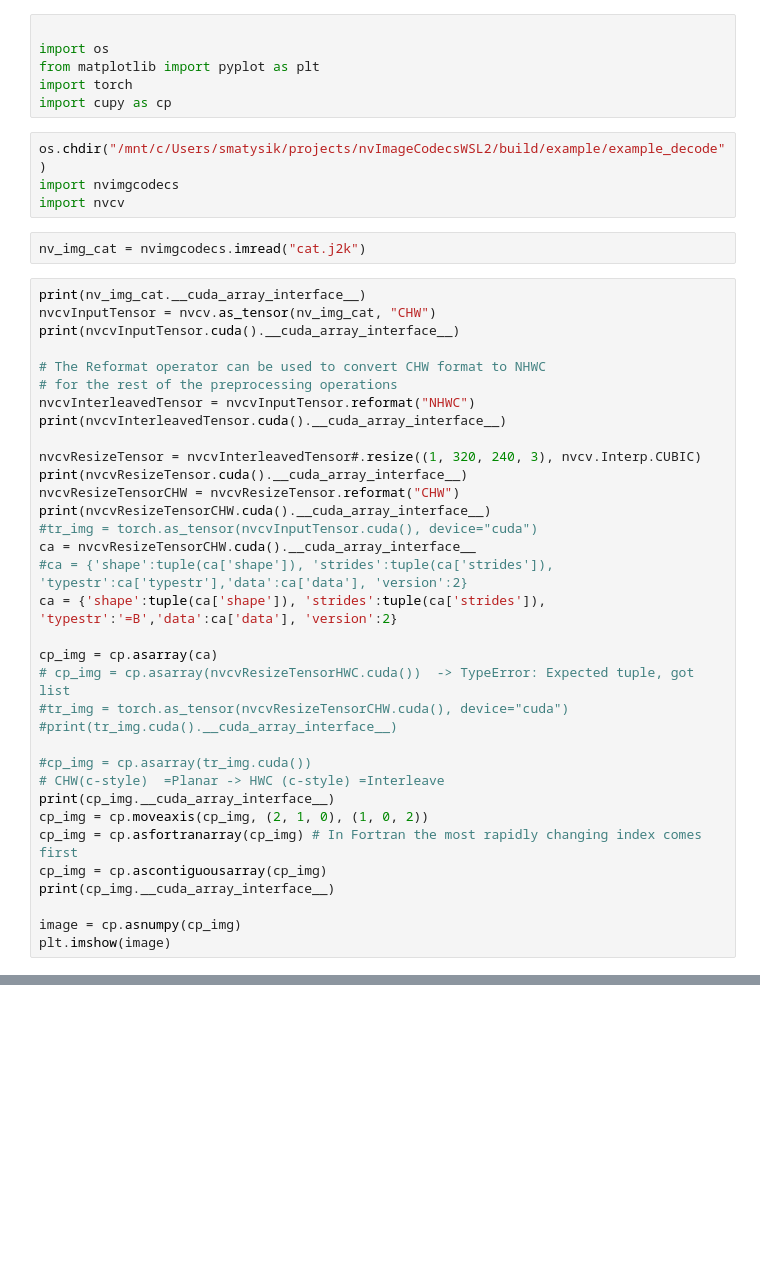
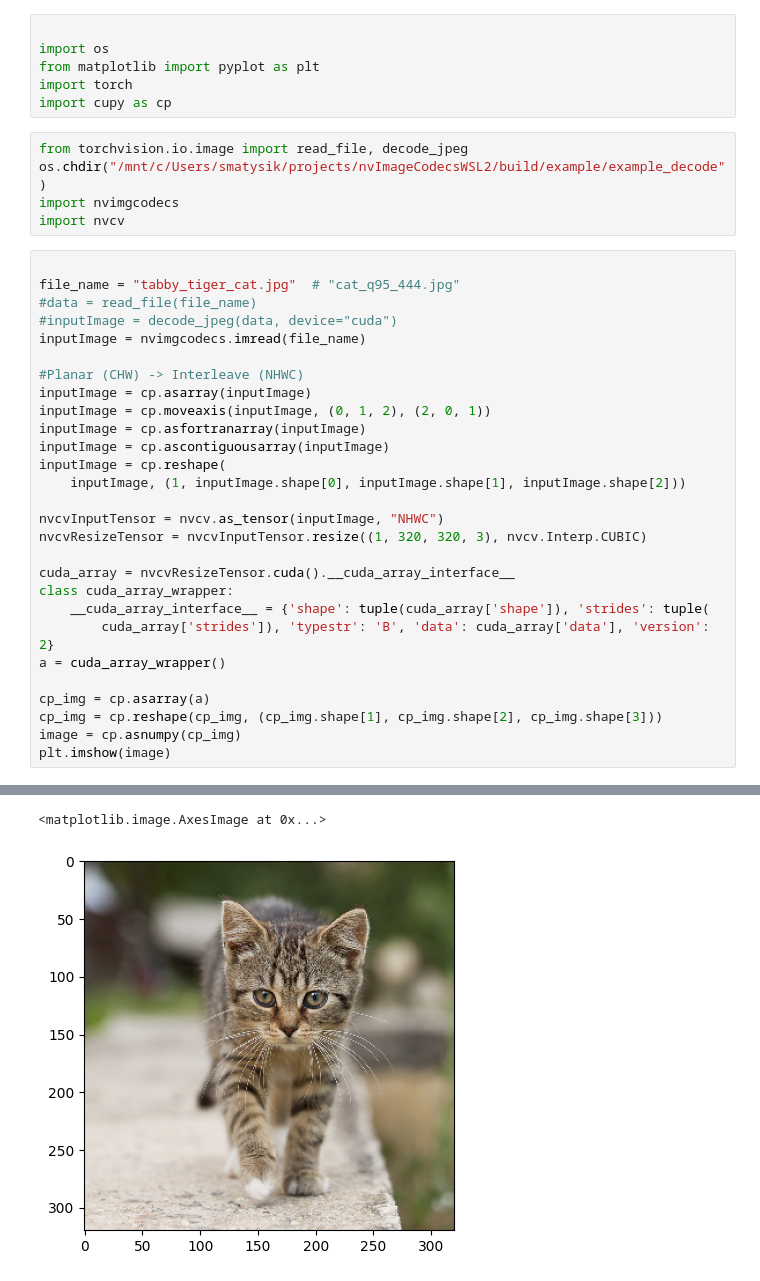
Before and after one commit to jantonguirao/nvImageCodec, a Jupyter notebook: example/python/nvcv_sample.ipynb, the cells around one changed output, grey strips where cells are left out. Drawn from its saved outputs; the diff is of its cells as text; blank space fills up the shorter version.

Commit message:
Made working example of usage cvcuda but with conversion via cuPy since reformat function looks does not work yet as expected

```diff
--- a/example/python/nvcv_sample.ipynb
+++ b/example/python/nvcv_sample.ipynb
@@ -5,42 +5,36 @@ from matplotlib import pyplot as plt
 import torch
 import cupy as cp
 # %%
+from torchvision.io.image import read_file, decode_jpeg
 os.chdir("/mnt/c/Users/smatysik/projects/nvImageCodecsWSL2/build/example/example_decode")
 import nvimgcodecs
 import nvcv
-# %%
-nv_img_cat = nvimgcodecs.imread("cat.j2k")
-# %%
-print(nv_img_cat.__cuda_array_interface__)
-nvcvInputTensor = nvcv.as_tensor(nv_img_cat, "CHW")
-print(nvcvInputTensor.cuda().__cuda_array_interface__)
-
-# The Reformat operator can be used to convert CHW format to NHWC
-# for the rest of the preprocessing operations
-nvcvInterleavedTensor = nvcvInputTensor.reformat("NHWC")
-print(nvcvInterleavedTensor.cuda().__cuda_array_interface__)
-
-nvcvResizeTensor = nvcvInterleavedTensor#.resize((1, 320, 240, 3), nvcv.Interp.CUBIC)
-print(nvcvResizeTensor.cuda().__cuda_array_interface__)
-nvcvResizeTensorCHW = nvcvResizeTensor.reformat("CHW")
-print(nvcvResizeTensorCHW.cuda().__cuda_array_interface__)
-#tr_img = torch.as_tensor(nvcvInputTensor.cuda(), device="cuda")
-ca = nvcvResizeTensorCHW.cuda().__cuda_array_interface__
-#ca = {'shape':tuple(ca['shape']), 'strides':tuple(ca['strides']), 'typestr':ca['typestr'],'data':ca['data'], 'version':2}
-ca = {'shape':tuple(ca['shape']), 'strides':tuple(ca['strides']), 'typestr':'=B','data':ca['data'], 'version':2}
-
-cp_img = cp.asarray(ca)
-# cp_img = cp.asarray(nvcvResizeTensorHWC.cuda())  -> TypeError: Expected tuple, got list
-#tr_img = torch.as_tensor(nvcvResizeTensorCHW.cuda(), device="cuda")
-#print(tr_img.cuda().__cuda_array_interface__)
-
-#cp_img = cp.asarray(tr_img.cuda())
-# CHW(c-style)  =Planar -> HWC (c-style) =Interleave
-print(cp_img.__cuda_array_interface__)
-cp_img = cp.moveaxis(cp_img, (2, 1, 0), (1, 0, 2))
-cp_img = cp.asfortranarray(cp_img) # In Fortran the most rapidly changing index comes first
-cp_img = cp.ascontiguousarray(cp_img)
-print(cp_img.__cuda_array_interface__)
-
-image = cp.asnumpy(cp_img)
-plt.imshow(image)
+# %%
+
+file_name = "tabby_tiger_cat.jpg"  # "cat_q95_444.jpg"
+#data = read_file(file_name)
+#inputImage = decode_jpeg(data, device="cuda")
+inputImage = nvimgcodecs.imread(file_name)
+
+#Planar (CHW) -> Interleave (NHWC)
+inputImage = cp.asarray(inputImage)
+inputImage = cp.moveaxis(inputImage, (0, 1, 2), (2, 0, 1))
+inputImage = cp.asfortranarray(inputImage)
+inputImage = cp.ascontiguousarray(inputImage)
+inputImage = cp.reshape(
+    inputImage, (1, inputImage.shape[0], inputImage.shape[1], inputImage.shape[2]))
+
+nvcvInputTensor = nvcv.as_tensor(inputImage, "NHWC")
+nvcvResizeTensor = nvcvInputTensor.resize((1, 320, 320, 3), nvcv.Interp.CUBIC)
+
+cuda_array = nvcvResizeTensor.cuda().__cuda_array_interface__
+class cuda_array_wrapper:
+    __cuda_array_interface__ = {'shape': tuple(cuda_array['shape']), 'strides': tuple(
+        cuda_array['strides']), 'typestr': 'B', 'data': cuda_array['data'], 'version': 2}
+a = cuda_array_wrapper()
+
+cp_img = cp.asarray(a)
+cp_img = cp.reshape(cp_img, (cp_img.shape[1], cp_img.shape[2], cp_img.shape[3]))
+image = cp.asnumpy(cp_img)
+plt.imshow(image)
+# %% [output]
@@ -46,0 +58,2 @@ plt.imshow(image)
+<matplotlib.image.AxesImage at 0x...>
+[figure, added]
```
Also changed, not shown: parts of 4 cells of this notebook.
